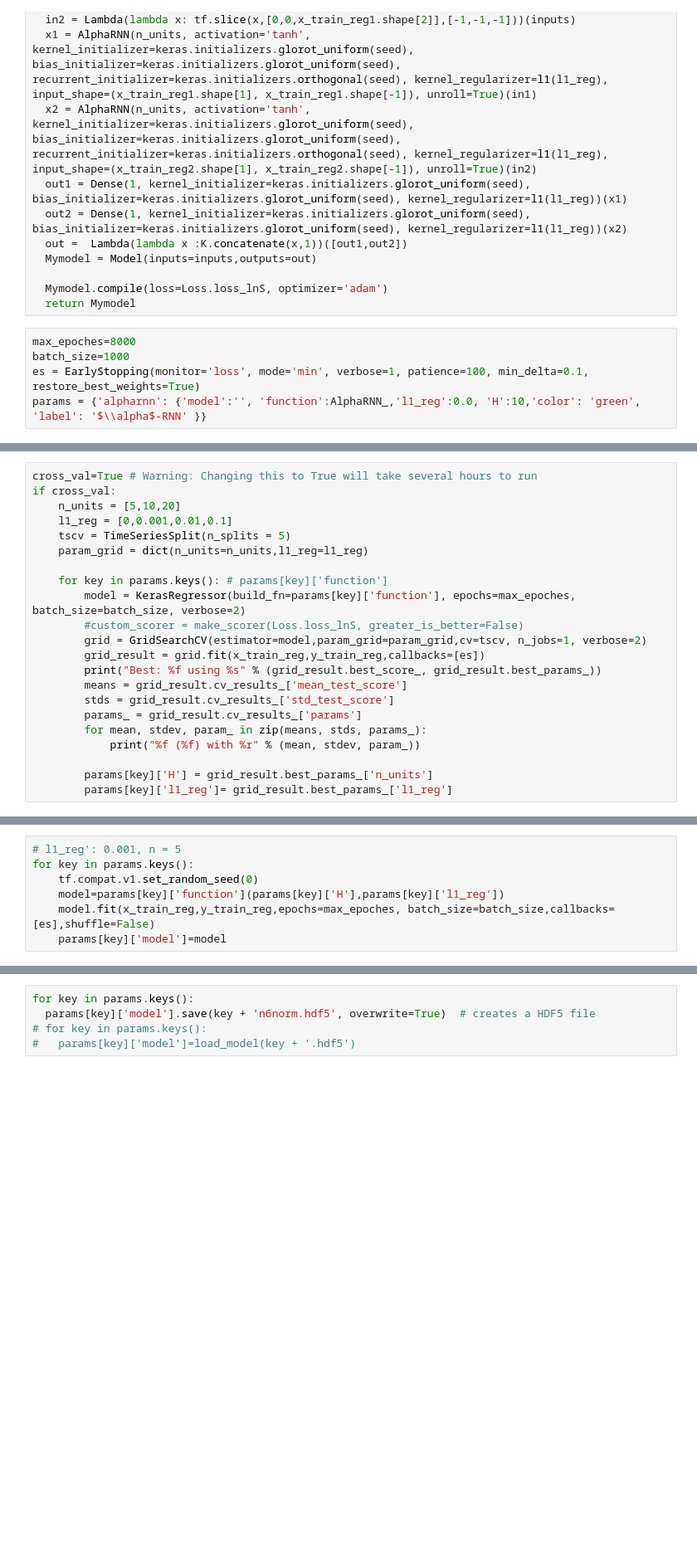
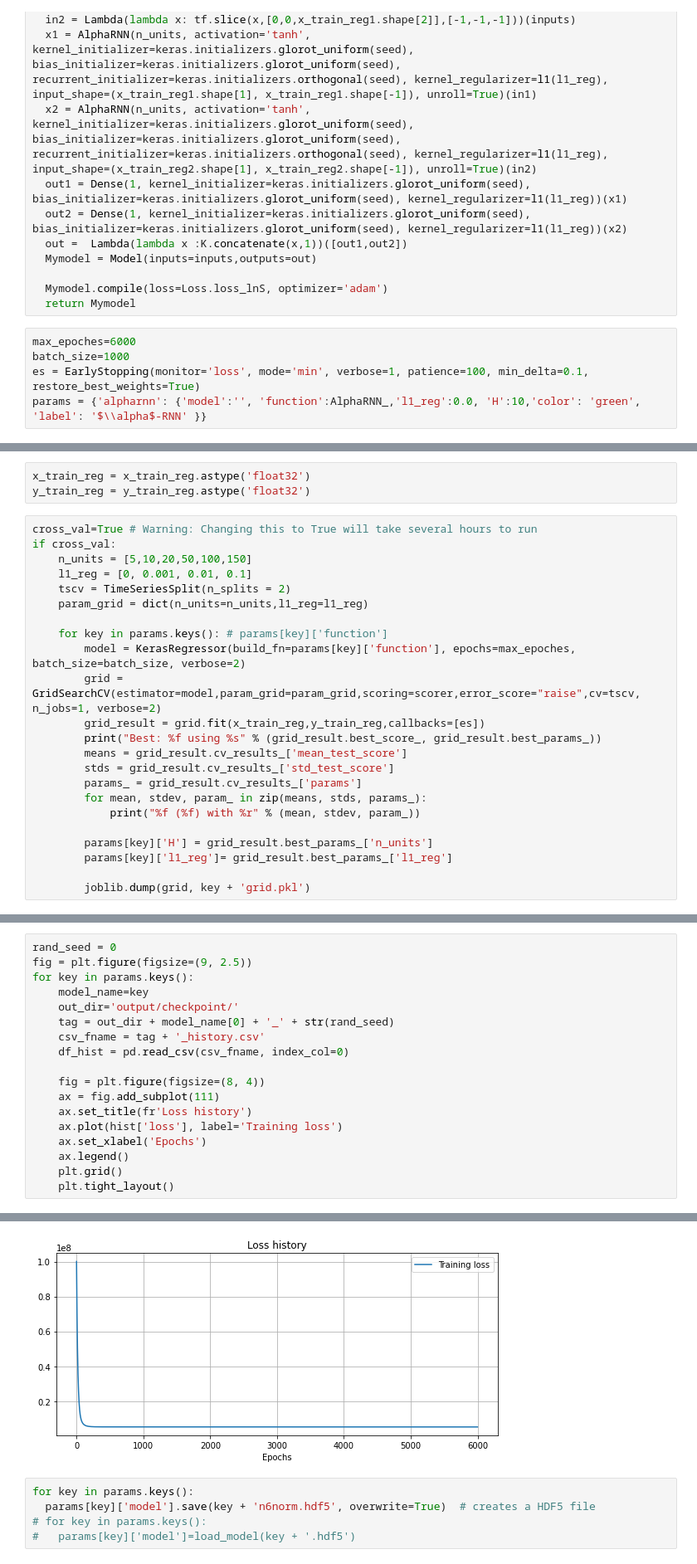
Before and after one commit to jiaxuanye/Pricing, a Jupyter notebook: Python Code/Price.ipynb, the cells around one changed output, grey strips where cells are left out. Shown at 83% size. Saved outputs shown, nothing was run; the diff lists cells and outputs as text; blank space fills up the shorter version.

```diff
--- a/Python Code/Price.ipynb
+++ b/Python Code/Price.ipynb
@@ -355,7 +359,7 @@ def AlphaRNN_(n_units = 10, l1_reg=0, seed=0,dt=dt):
   Mymodel.compile(loss=Loss.loss_lnS, optimizer='adam')
   return Mymodel
 # %%
-max_epoches=8000
+max_epoches=6000
 batch_size=1000
 es = EarlyStopping(monitor='loss', mode='min', verbose=1, patience=100, min_delta=0.1, restore_best_weights=True)
 params = {'alpharnn': {'model':'', 'function':AlphaRNN_,'l1_reg':0.0, 'H':10,'color': 'green', 'label': '$\\alpha$-RNN' }}
@@ -362,15 +378,17 @@ params = {'alpharnn': {'model':'', 'function':AlphaRNN_,'l1_reg':0.0, 'H':10,'co
+# %%
+x_train_reg = x_train_reg.astype('float32')
+y_train_reg = y_train_reg.astype('float32')
 # %%
 cross_val=True # Warning: Changing this to True will take several hours to run
 if cross_val:
-    n_units = [5,10,20]
-    l1_reg = [0,0.001,0.01,0.1]
-    tscv = TimeSeriesSplit(n_splits = 5)
+    n_units = [5,10,20,50,100,150]
+    l1_reg = [0, 0.001, 0.01, 0.1]
+    tscv = TimeSeriesSplit(n_splits = 2)
     param_grid = dict(n_units=n_units,l1_reg=l1_reg)
 
     for key in params.keys(): # params[key]['function']
         model = KerasRegressor(build_fn=params[key]['function'], epochs=max_epoches, batch_size=batch_size, verbose=2)
-        #custom_scorer = make_scorer(Loss.loss_lnS, greater_is_better=False)
-        grid = GridSearchCV(estimator=model,param_grid=param_grid,cv=tscv, n_jobs=1, verbose=2)
+        grid = GridSearchCV(estimator=model,param_grid=param_grid,scoring=scorer,error_score="raise",cv=tscv, n_jobs=1, verbose=2)
         grid_result = grid.fit(x_train_reg,y_train_reg,callbacks=[es])
         print("Best: %f using %s" % (grid_result.best_score_, grid_result.best_params_))
         means = grid_result.cv_results_['mean_test_score']
@@ -381,5 +399,7 @@ if cross_val:
 
         params[key]['H'] = grid_result.best_params_['n_units']
         params[key]['l1_reg']= grid_result.best_params_['l1_reg']
+
+        joblib.dump(grid, key + 'grid.pkl')
 # %% [output]
 Streaming output truncated to the last 5000 lines.
@@ -411,7 +421,0 @@ params
-# %%
-# l1_reg': 0.001, n = 5
-for key in params.keys():
-    tf.compat.v1.set_random_seed(0)
-    model=params[key]['function'](params[key]['H'],params[key]['l1_reg'])
-    model.fit(x_train_reg,y_train_reg,epochs=max_epoches, batch_size=batch_size,callbacks=[es],shuffle=False)
-    params[key]['model']=model
@@ -435,0 +493,19 @@ Epoch 8000/8000
+# %%
+rand_seed = 0
+fig = plt.figure(figsize=(9, 2.5))
+for key in params.keys():
+    model_name=key
+    out_dir='output/checkpoint/'
+    tag = out_dir + model_name[0] + '_' + str(rand_seed)
+    csv_fname = tag + '_history.csv'
+    df_hist = pd.read_csv(csv_fname, index_col=0)
+
+    fig = plt.figure(figsize=(8, 4))
+    ax = fig.add_subplot(111)
+    ax.set_title(fr'Loss history')
+    ax.plot(hist['loss'], label='Training loss')
+    ax.set_xlabel('Epochs')
+    ax.legend()
+    plt.grid()
+    plt.tight_layout()
+# %% [output]
@@ -436,3 +513,4 @@ Epoch 8000/8000
+[figure, added]
 # %%
 for key in params.keys():
   params[key]['model'].save(key + 'n6norm.hdf5', overwrite=True)  # creates a HDF5 file
```
Also changed, not shown: parts of 16 cells of this notebook.
